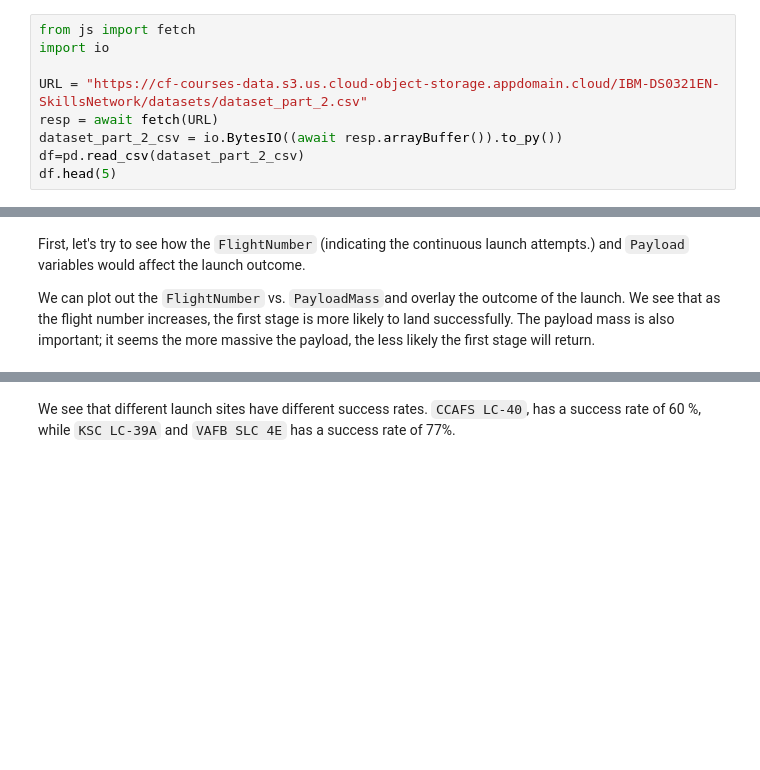
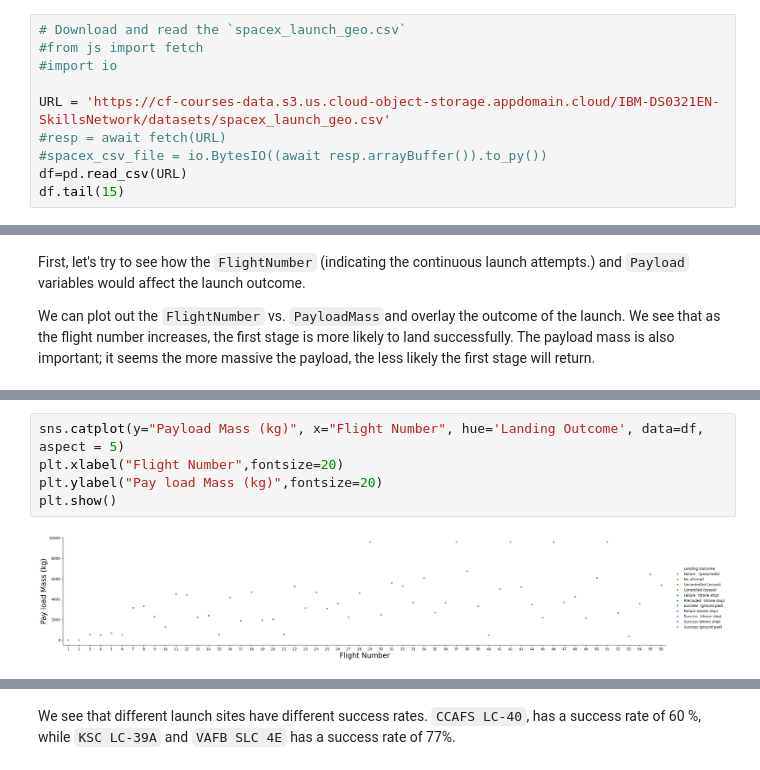
Before and after one commit to Emilllllllj/SpaceX-Project, a Jupyter notebook: jupyter-labs-eda-dataviz.ipynb.jupyterlite.ipynb, the cells around one changed output, grey strips where cells are left out. Drawn from its saved outputs; the diff is of its cells as text; blank space fills up the shorter version.

```diff
--- a/jupyter-labs-eda-dataviz.ipynb.jupyterlite.ipynb
+++ b/jupyter-labs-eda-dataviz.ipynb.jupyterlite.ipynb
@@ -54,11 +99,12 @@ import seaborn as sns
 # %% [markdown]
 First, let's read the SpaceX dataset into a Pandas dataframe and print its summary
 # %%
-from js import fetch
-import io
+# Download and read the `spacex_launch_geo.csv`
+#from js import fetch
+#import io
 
-URL = "https://cf-courses-data.s3.us.cloud-object-storage.appdomain.cloud/IBM-DS0321EN-SkillsNetwork/datasets/dataset_part_2.csv"
-resp = await fetch(URL)
-dataset_part_2_csv = io.BytesIO((await resp.arrayBuffer()).to_py())
-df=pd.read_csv(dataset_part_2_csv)
-df.head(5)
+URL = 'https://cf-courses-data.s3.us.cloud-object-storage.appdomain.cloud/IBM-DS0321EN-SkillsNetwork/datasets/spacex_launch_geo.csv'
+#resp = await fetch(URL)
+#spacex_csv_file = io.BytesIO((await resp.arrayBuffer()).to_py())
+df=pd.read_csv(URL)
+df.tail(15)
@@ -69 +139,8 @@ We can plot out the <code>FlightNumber</code> vs. <code>PayloadMass</code>and ov
+# %%
+sns.catplot(y="Payload Mass (kg)", x="Flight Number", hue='Landing Outcome', data=df, aspect = 5)
+plt.xlabel("Flight Number",fontsize=20)
+plt.ylabel("Pay load Mass (kg)",fontsize=20)
+plt.show()
+# %% [output]
+[figure, added]
 # %%
```
Also changed, not shown: parts of 23 cells of this notebook.
